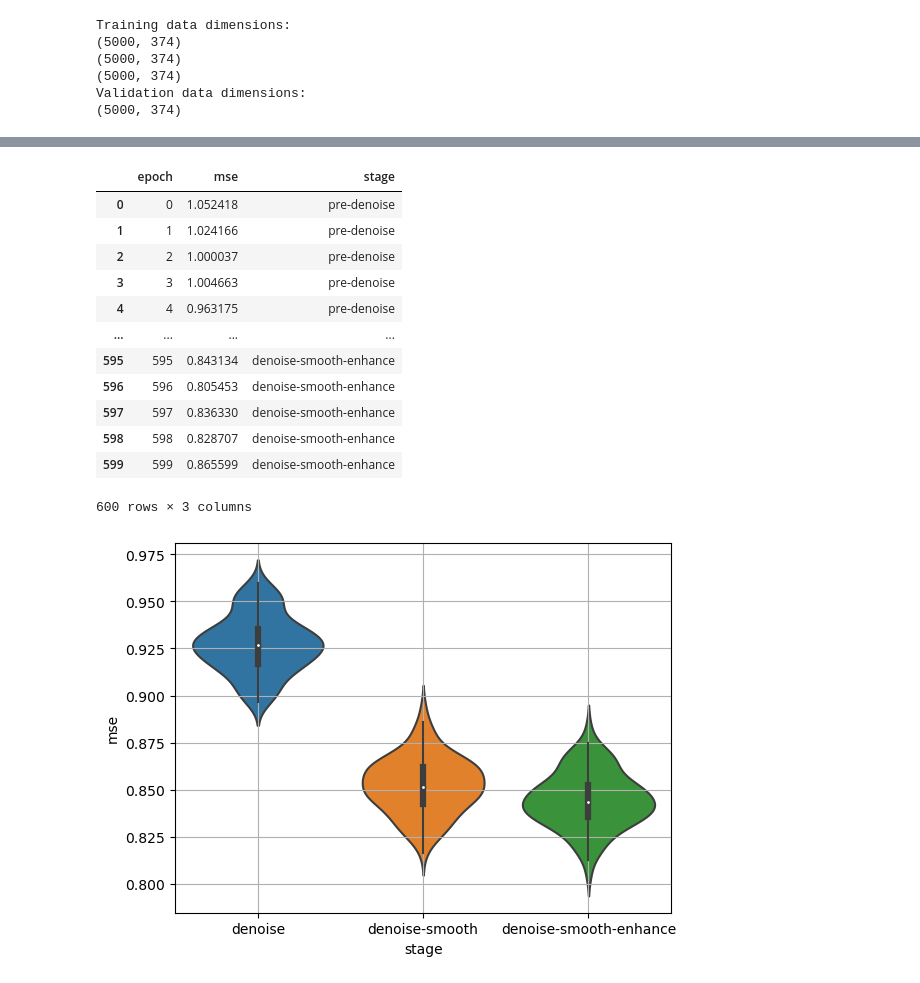
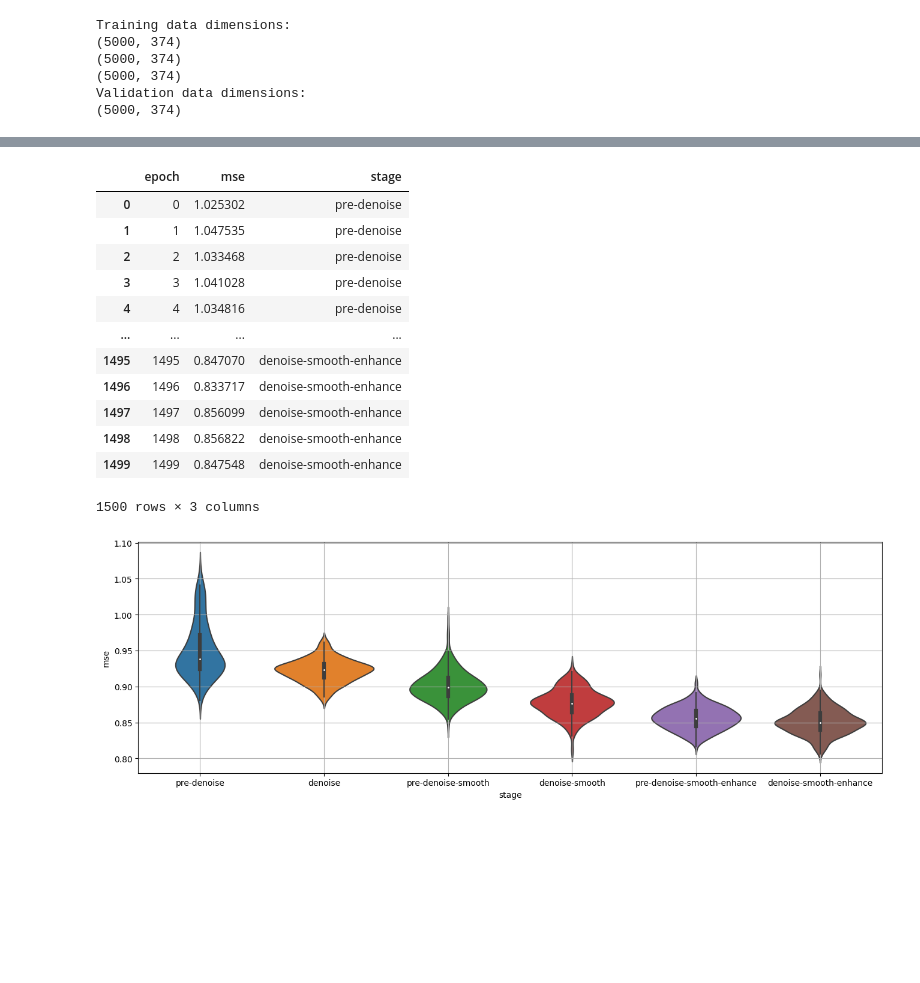
Before and after one commit to lshh125/kuanglu, a Jupyter notebook: examples/demo1.ipynb, the cells around one changed output, grey strips where cells are left out. Drawn from its saved outputs; the diff is of its cells as text; code cells hidden in the pictures; blank space fills up the shorter version.

```diff
--- a/examples/demo1.ipynb
+++ b/examples/demo1.ipynb
@@ -111,0 +117,5 @@ Epoch 0200 Train MSE 0.809 Validate MSE 0.904 Raw MSE 0.997
+# %%
+rec = kuanglu.record_concat(rec, model.fit('smoothed', train_loader, validate_loader, [500, 750],
+                                           fix=['denoise', 'interact'], lr=1e-4))
+rec = kuanglu.record_concat(rec, model.fit('smoothed', train_loader, validate_loader, [750, 1000],
+                                           fix=['interact'], lr=1e-4))
@@ -112,6 +140,5 @@ Epoch 0200 Train MSE 0.809 Validate MSE 0.904 Raw MSE 0.997
 # %%
-rec = kuanglu.record_concat(rec, model.fit('smoothed', train_loader, validate_loader, [200, 250],
-                                           fix=['denoise', 'interact']))
-rec = kuanglu.record_concat(rec, model.fit('smoothed', train_loader, validate_loader, [250, 400],
-                                           fix=['interact']))
+rec = kuanglu.record_concat(rec, model.fit('final', train_loader, validate_loader, [1000, 1250],
+                                           fix=['denoise', 'embed', 'qualify', 'smooth'], lr=1e-4))
+rec = kuanglu.record_concat(rec, model.fit('final', train_loader, validate_loader, [1250, 1500], lr=1e-4))
 # %% [output]
@@ -135,5 +162,11 @@ Epoch 0400 Train MSE 0.782 Validate MSE 0.858 Raw MSE 1.029
 # %%
-rec = kuanglu.record_concat(rec, model.fit('final', train_loader, validate_loader, [400, 450],
-                                           fix=['denoise', 'embed', 'qualify', 'smooth']))
-rec = kuanglu.record_concat(rec, model.fit('final', train_loader, validate_loader, [450, 600]))
+plt.plot(rec['validate_epoch'], rec['validate_mse'], label='validation')
+plt.plot(rec['train_epoch'], rec['train_mse'], label='training')
+plt.plot(rec['validate_epoch'], rec['raw_mse'], label='validation input')
+plt.legend()
+plt.grid()
+plt.axvline(500, ls='--', c='k')
+plt.axvline(1000, ls='--', c='k')
+plt.xlabel('epoch')
+plt.ylabel('MSE')
 # %% [output]
@@ -171,35 +176,37 @@ Text(0, 0.5, 'MSE')
 mse_df = pd.DataFrame({'epoch': rec['validate_epoch'], 'mse': rec['validate_mse']})
 
 def epoch2stage(x):
-    if x < 100: return 'pre-denoise'
-    elif x < 200: return 'denoise'
-    elif x < 300: return 'pre-denoise-smooth'
-    elif x < 400: return 'denoise-smooth'
-    elif x < 500: return 'pre-denoise-smooth-enhance'
-    elif x < 600: return 'denoise-smooth-enhance'
+    if x < 250: return 'pre-denoise'
+    elif x < 500: return 'denoise'
+    elif x < 750: return 'pre-denoise-smooth'
+    elif x < 1000: return 'denoise-smooth'
+    elif x < 1250: return 'pre-denoise-smooth-enhance'
+    elif x < 1500: return 'denoise-smooth-enhance'
     else: raise NotImplementedError('x >= 400 not allowed')
 
 mse_df['stage'] = mse_df['epoch'].apply(epoch2stage)
 mse_df
 # %% [output]
 |  | epoch | mse | stage |
-| 0 | 0 | 1.052418 | pre-denoise |
-| 1 | 1 | 1.024166 | pre-denoise |
-| 2 | 2 | 1.000037 | pre-denoise |
-| 3 | 3 | 1.004663 | pre-denoise |
-| 4 | 4 | 0.963175 | pre-denoise |
+| 0 | 0 | 1.025302 | pre-denoise |
+| 1 | 1 | 1.047535 | pre-denoise |
+| 2 | 2 | 1.033468 | pre-denoise |
+| 3 | 3 | 1.041028 | pre-denoise |
+| 4 | 4 | 1.034816 | pre-denoise |
 | ... | ... | ... | ... |
-| 595 | 595 | 0.843134 | denoise-smooth-enhance |
-| 596 | 596 | 0.805453 | denoise-smooth-enhance |
-| 597 | 597 | 0.836330 | denoise-smooth-enhance |
-| 598 | 598 | 0.828707 | denoise-smooth-enhance |
-| 599 | 599 | 0.865599 | denoise-smooth-enhance |
+| 1495 | 1495 | 0.847070 | denoise-smooth-enhance |
+| 1496 | 1496 | 0.833717 | denoise-smooth-enhance |
+| 1497 | 1497 | 0.856099 | denoise-smooth-enhance |
+| 1498 | 1498 | 0.856822 | denoise-smooth-enhance |
+| 1499 | 1499 | 0.847548 | denoise-smooth-enhance |
-600 rows × 3 columns
+1500 rows × 3 columns
 # %%
-sns.violinplot(mse_df[~mse_df['stage'].str.contains('pre-')], x='stage', y='mse')
+# sns.violinplot(mse_df[~mse_df['stage'].str.contains('pre-')], x='stage', y='mse')
+plt.figure(figsize=(16, 5))
+sns.violinplot(mse_df, x='stage', y='mse')
 plt.grid()
 # %% [output]
-[figure, old version]
+[figure, new version]
 # %%
 u_stat, p_val = sp.stats.mannwhitneyu(mse_df.loc[mse_df['stage'] == 'denoise', 'mse'],
                       mse_df.loc[mse_df['stage'] == 'denoise-smooth', 'mse'])
```
Also changed, not shown: parts of 10 cells of this notebook, 2 other files.
